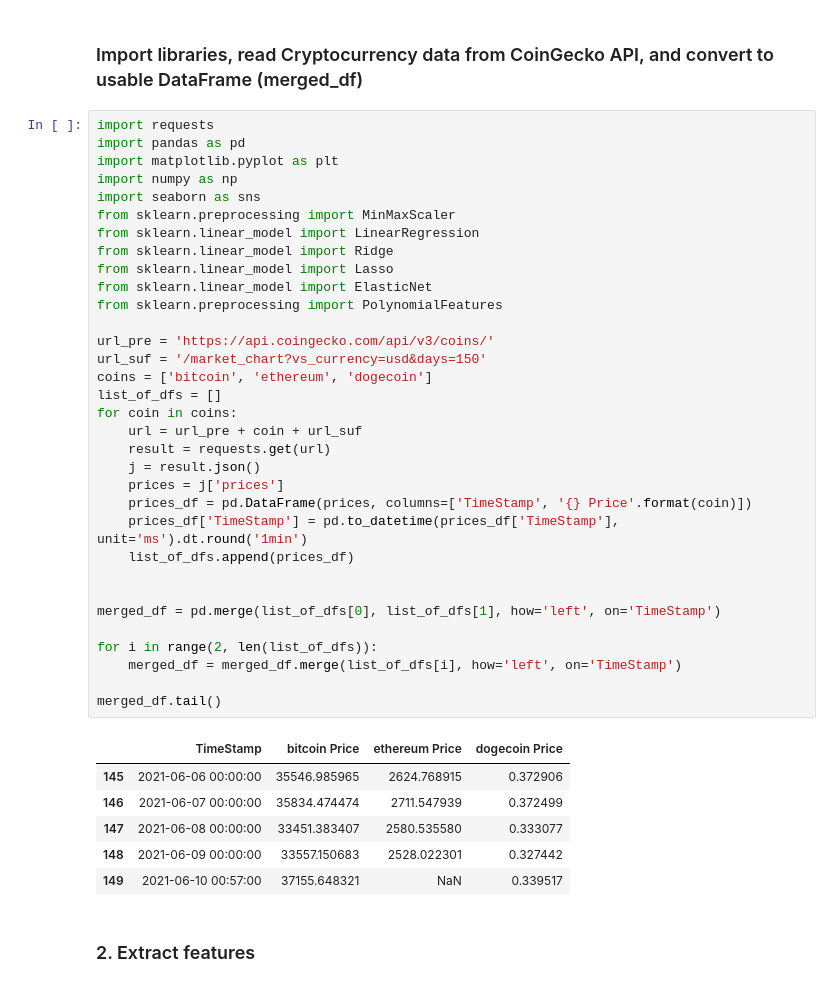
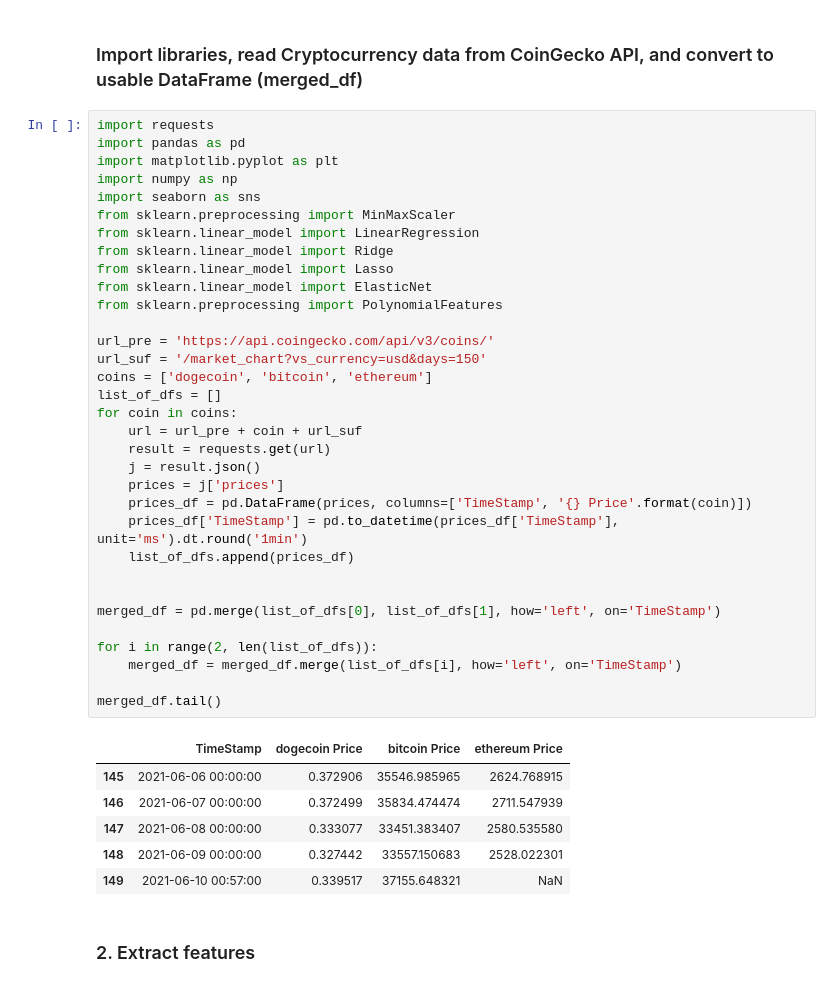
Before and after one commit to coutHan/CS349Project, a Jupyter notebook: BitcoinPricePrediction.ipynb, the cells around one changed output. Drawn from its saved outputs; the diff is of its cells as text.

```diff
--- a/BitcoinPricePrediction.ipynb
+++ b/BitcoinPricePrediction.ipynb
@@ -6,40 +6,40 @@ import pandas as pd
 import matplotlib.pyplot as plt
 import numpy as np
 import seaborn as sns
 from sklearn.preprocessing import MinMaxScaler
 from sklearn.linear_model import LinearRegression
 from sklearn.linear_model import Ridge
 from sklearn.linear_model import Lasso
 from sklearn.linear_model import ElasticNet
 from sklearn.preprocessing import PolynomialFeatures
 
 url_pre = 'https://api.coingecko.com/api/v3/coins/'
 url_suf = '/market_chart?vs_currency=usd&days=150'
-coins = ['bitcoin', 'ethereum', 'dogecoin']
+coins = ['dogecoin', 'bitcoin', 'ethereum']
 list_of_dfs = []
 for coin in coins:
     url = url_pre + coin + url_suf
     result = requests.get(url)
     j = result.json()
     prices = j['prices']
     prices_df = pd.DataFrame(prices, columns=['TimeStamp', '{} Price'.format(coin)])
     prices_df['TimeStamp'] = pd.to_datetime(prices_df['TimeStamp'], unit='ms').dt.round('1min')
     list_of_dfs.append(prices_df)
 
 
 merged_df = pd.merge(list_of_dfs[0], list_of_dfs[1], how='left', on='TimeStamp')
 
 for i in range(2, len(list_of_dfs)):
     merged_df = merged_df.merge(list_of_dfs[i], how='left', on='TimeStamp')
 
 merged_df.tail()
 # %% [output]
-|  | TimeStamp | bitcoin Price | ethereum Price | dogecoin Price |
-| 145 | 2021-06-06 00:00:00 | 35546.985965 | 2624.768915 | 0.372906 |
-| 146 | 2021-06-07 00:00:00 | 35834.474474 | 2711.547939 | 0.372499 |
-| 147 | 2021-06-08 00:00:00 | 33451.383407 | 2580.535580 | 0.333077 |
-| 148 | 2021-06-09 00:00:00 | 33557.150683 | 2528.022301 | 0.327442 |
-| 149 | 2021-06-10 00:57:00 | 37155.648321 | NaN | 0.339517 |
+|  | TimeStamp | dogecoin Price | bitcoin Price | ethereum Price |
+| 145 | 2021-06-06 00:00:00 | 0.372906 | 35546.985965 | 2624.768915 |
+| 146 | 2021-06-07 00:00:00 | 0.372499 | 35834.474474 | 2711.547939 |
+| 147 | 2021-06-08 00:00:00 | 0.333077 | 33451.383407 | 2580.535580 |
+| 148 | 2021-06-09 00:00:00 | 0.327442 | 33557.150683 | 2528.022301 |
+| 149 | 2021-06-10 00:57:00 | 0.339517 | 37155.648321 | NaN |
 # %% [markdown]
 ### 2. Extract features
 # %%
```
Also changed, not shown: parts of 12 cells of this notebook.
